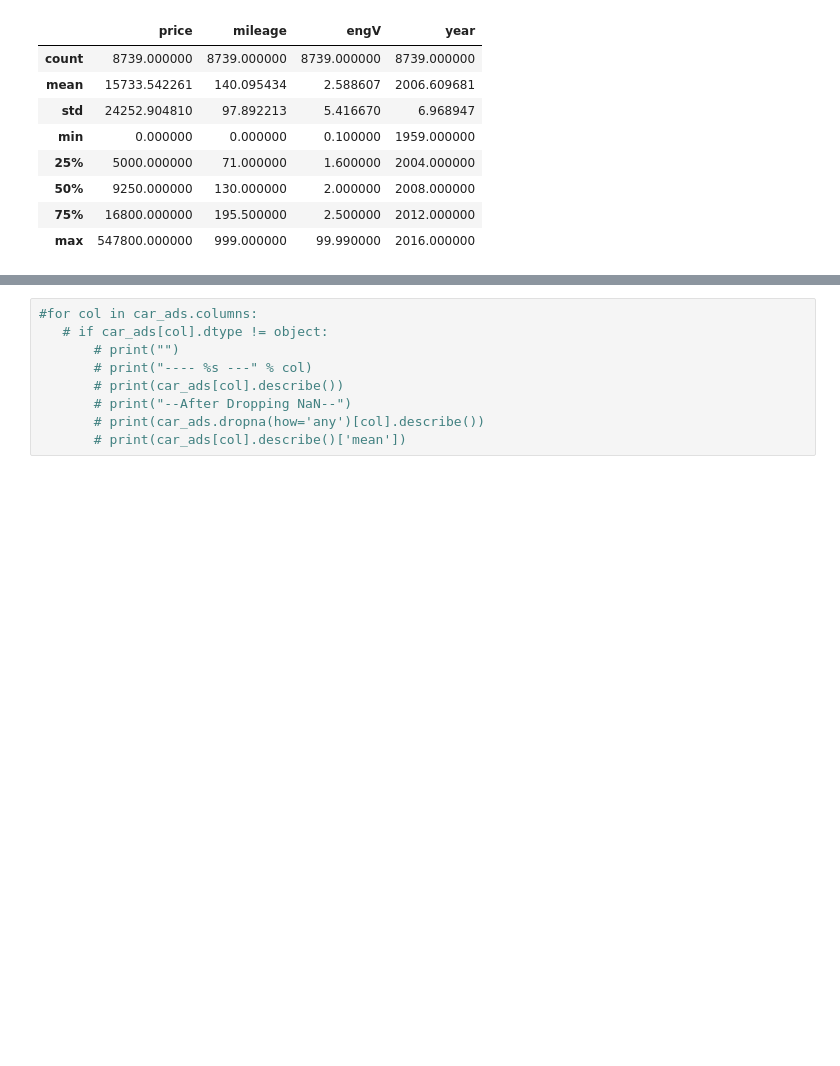
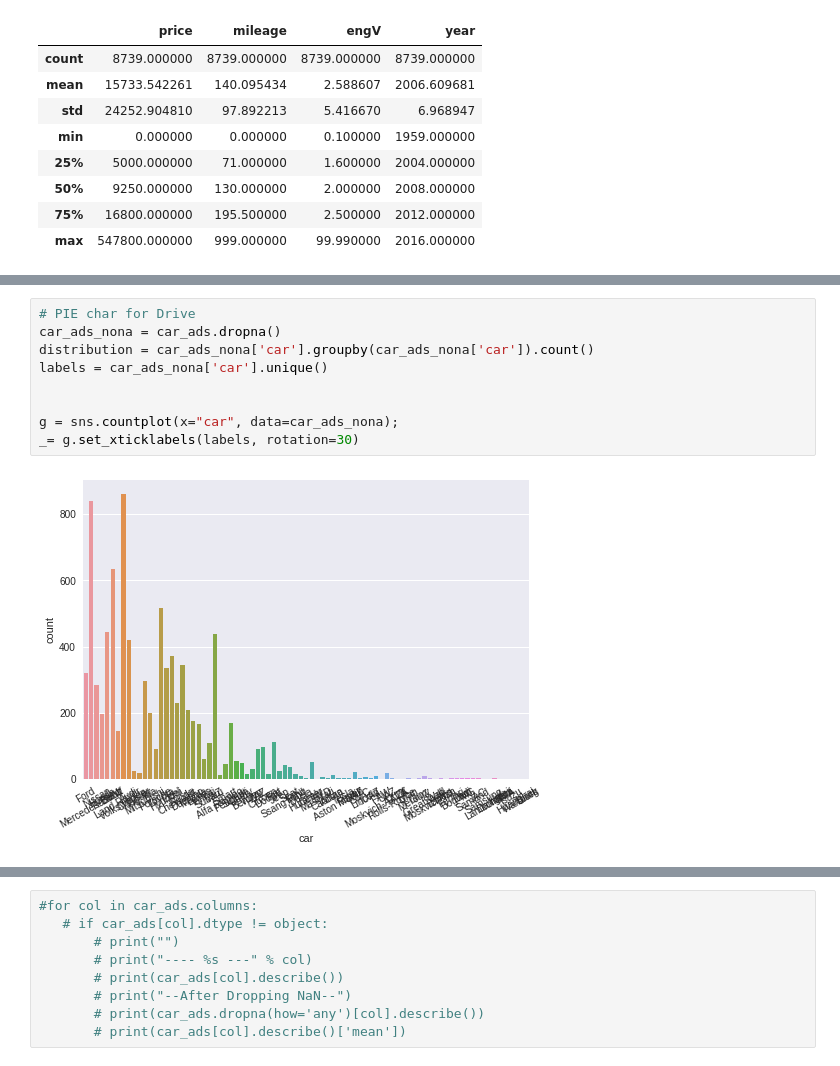
Before and after one commit to amdgd/team-old, a Jupyter notebook: src/Sample Projects/Car Ads.ipynb, the cells around one changed output, grey strips where cells are left out. Cells and saved outputs as stored; diff of their text form; blank space fills up the shorter version.

```diff
--- a/src/Sample Projects/Car Ads.ipynb
+++ b/src/Sample Projects/Car Ads.ipynb
@@ -122,0 +133,11 @@ pivot_ui(car_ads.dropna())
+# %%
+# PIE char for Drive
+car_ads_nona = car_ads.dropna()
+distribution = car_ads_nona['car'].groupby(car_ads_nona['car']).count()
+labels = car_ads_nona['car'].unique()
+
+
+g = sns.countplot(x="car", data=car_ads_nona);
+_= g.set_xticklabels(labels, rotation=30)
+# %% [output]
+[figure, added]
```
Also changed, not shown: parts of 7 cells of this notebook, 1 other file.
